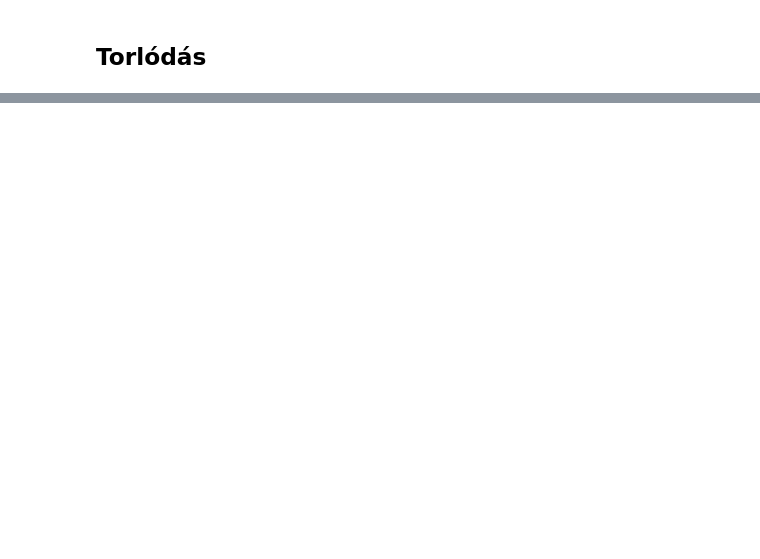
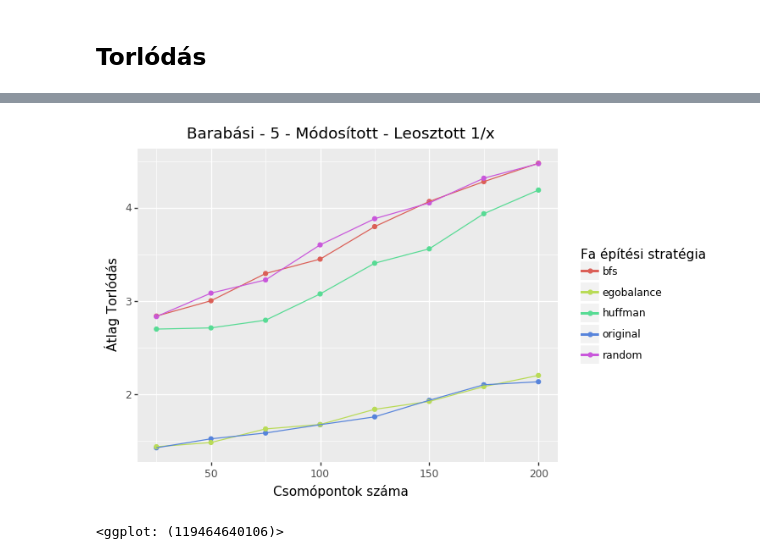
Before and after one commit to wahur666/DAN-Demo, a Jupyter notebook: src/Analysis With 1-10.ipynb, the cells around one changed output, grey strips where cells are left out. Cells and saved outputs as stored; diff of their text form; code cells hidden in the pictures; blank space fills up the shorter version.

```diff
--- a/src/Analysis With 1-10.ipynb
+++ b/src/Analysis With 1-10.ipynb
@@ -247,0 +250,13 @@ qz_barabasi_con
+# %%
+qy_barabasi_con = ggplot(aggr_barabasi_e, aes(x=aggr_barabasi_e.index, y='div_con', color='type')) \
+    + geom_point() \
+    + geom_line() \
+    + scale_y_continuous() \
+    + xlab('Csomópontok száma') \
+    + ylab('Átlag Torlódás') \
+    + labs(color='Fa építési stratégia') \
+    + ggtitle('Barabási - 5 - Módosított - Leosztott 1/x')
+qy_barabasi_con
+# %% [output]
+[figure, added]
+<ggplot: (119464640106)>
```
Also changed, not shown: parts of 15 cells of this notebook, 27 other files.
